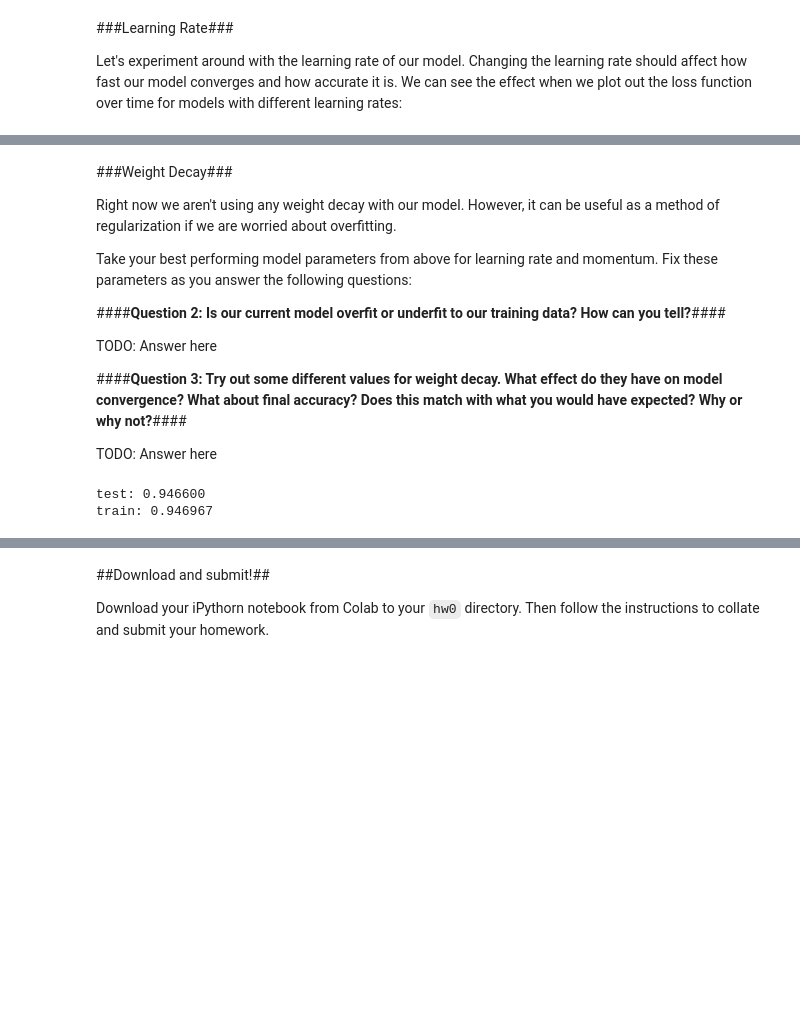
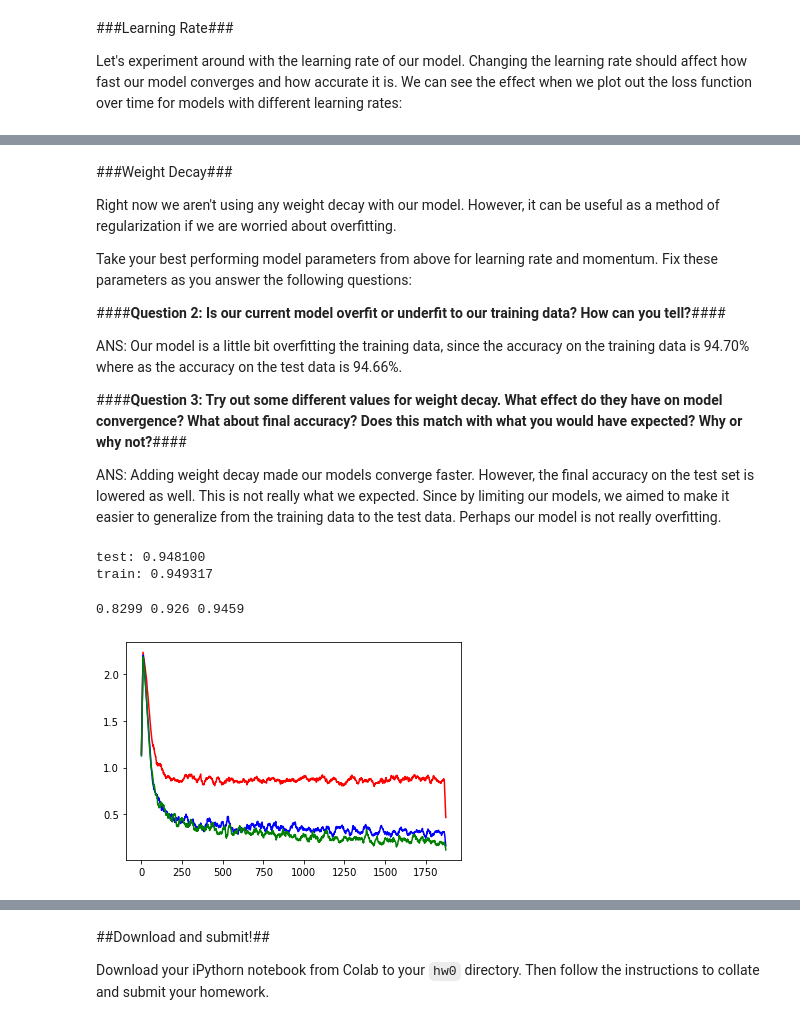
Before and after one commit to yuanwang04/uwnet, a Jupyter notebook: hw0.ipynb, the cells around one changed output, grey strips where cells are left out. Saved outputs shown, nothing was run; the diff lists cells and outputs as text; code cells hidden in the pictures; blank space fills up the shorter version.

Commit message:
[hw0] finished python training

```diff
--- a/hw0.ipynb
+++ b/hw0.ipynb
@@ -305,20 +305,40 @@ Take your best performing model parameters from above for learning rate and mome
 
 ####**Question 2: Is our current model overfit or underfit to our training data? How can you tell?**####
 
-TODO: Answer here
+ANS: Our model is a little bit overfitting the training data, since the accuracy on the training data is 94.70% where as the accuracy on the test data is 94.66%.
 
 ####**Question 3: Try out some different values for weight decay. What effect do they have on model convergence? What about final accuracy? Does this match with what you would have expected? Why or why not?**####
 
-TODO: Answer here
+ANS: Adding weight decay made our models converge faster. However, the final accuracy on the test set is lowered as well. This is not really what we expected. Since by limiting our models, we aimed to make it easier to generalize from the training data to the test data. Perhaps our model is not really overfitting.
-# %%
-LEARNING_RATE = .01
-MOMENTUM = 0.9
-
-print("test: %f" % accuracy(net_high, data['test']))
-print("train: %f" % accuracy(net_high, data['train']))
-# %% [output]
-test: 0.946600
-train: 0.946967
+# %%
+LEARNING_RATE = .01
+MOMENTUM = 0.9
+
+print("test: %f" % accuracy(net_high, data['test']))
+print("train: %f" % accuracy(net_high, data['train']))
+
+net_high = SimpleNet()
+losses_high = train(net_high, data['train'], lr=LEARNING_RATE, momentum=MOMENTUM, decay=0.1, verbose=0)
+acc_high = accuracy(net_high, data['test'])
+plt.plot(smooth(losses_high,20), 'r-')
+
+net_mid = SimpleNet()
+losses_mid = train(net_mid, data['train'], lr=LEARNING_RATE, momentum=MOMENTUM, decay=0.01, verbose=0)
+acc_mid = accuracy(net_mid, data['test'])
+plt.plot(smooth(losses_mid,20), 'b-')
+
+
+net_low = SimpleNet()
+losses_low = train(net_low, data['train'], lr=LEARNING_RATE, momentum=MOMENTUM, decay=0.001, verbose=0)
+acc_low = accuracy(net_low, data['test'])
+plt.plot(smooth(losses_low,20), 'g-')
+
+print(acc_high, acc_mid, acc_low)
+# %% [output]
+test: 0.948100
+train: 0.949317
+0.8299 0.926 0.9459
+[figure, added]
 # %% [markdown]
 ###A Bigger Model###
 
```
Also changed, not shown: parts of 9 cells of this notebook.
